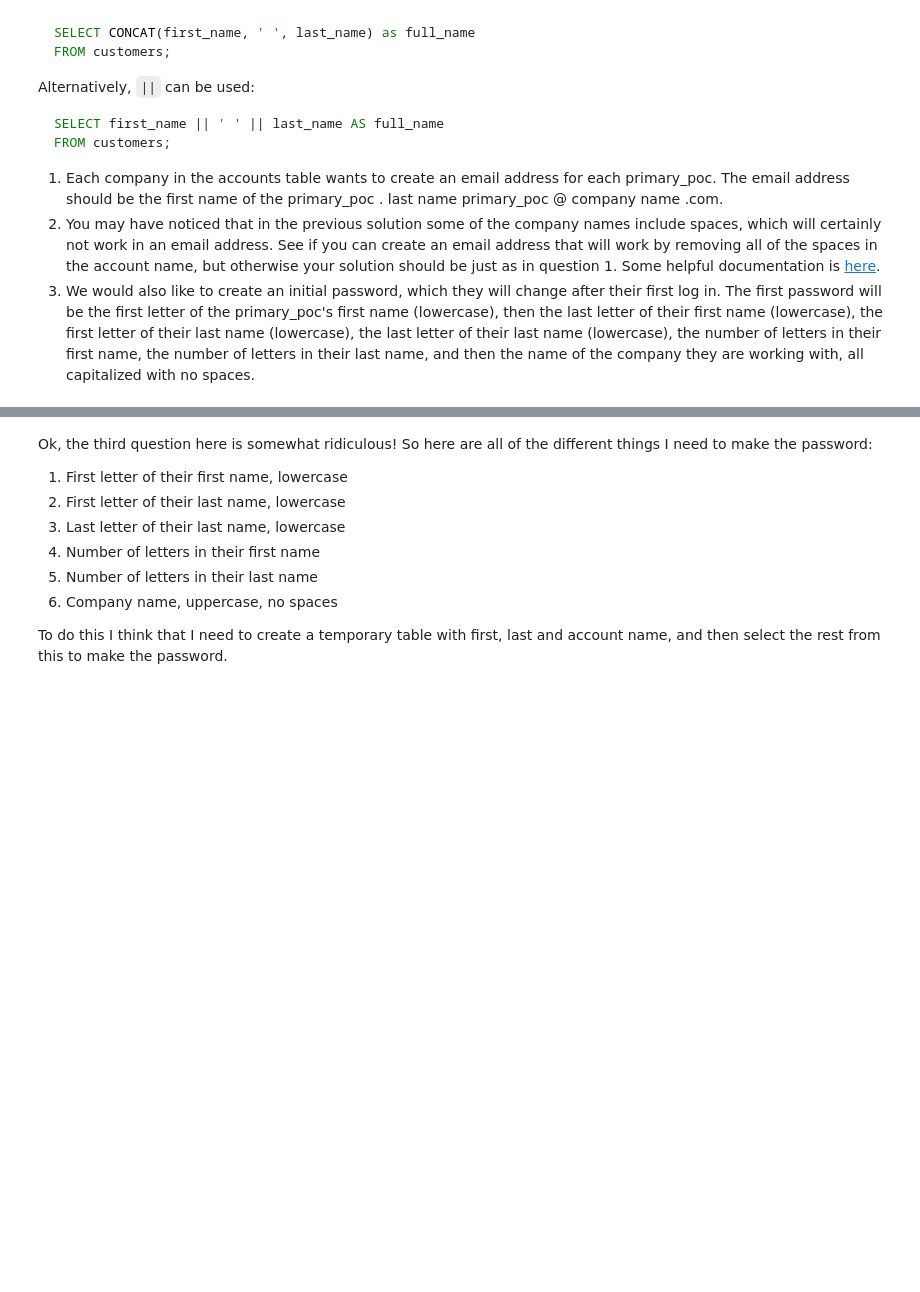
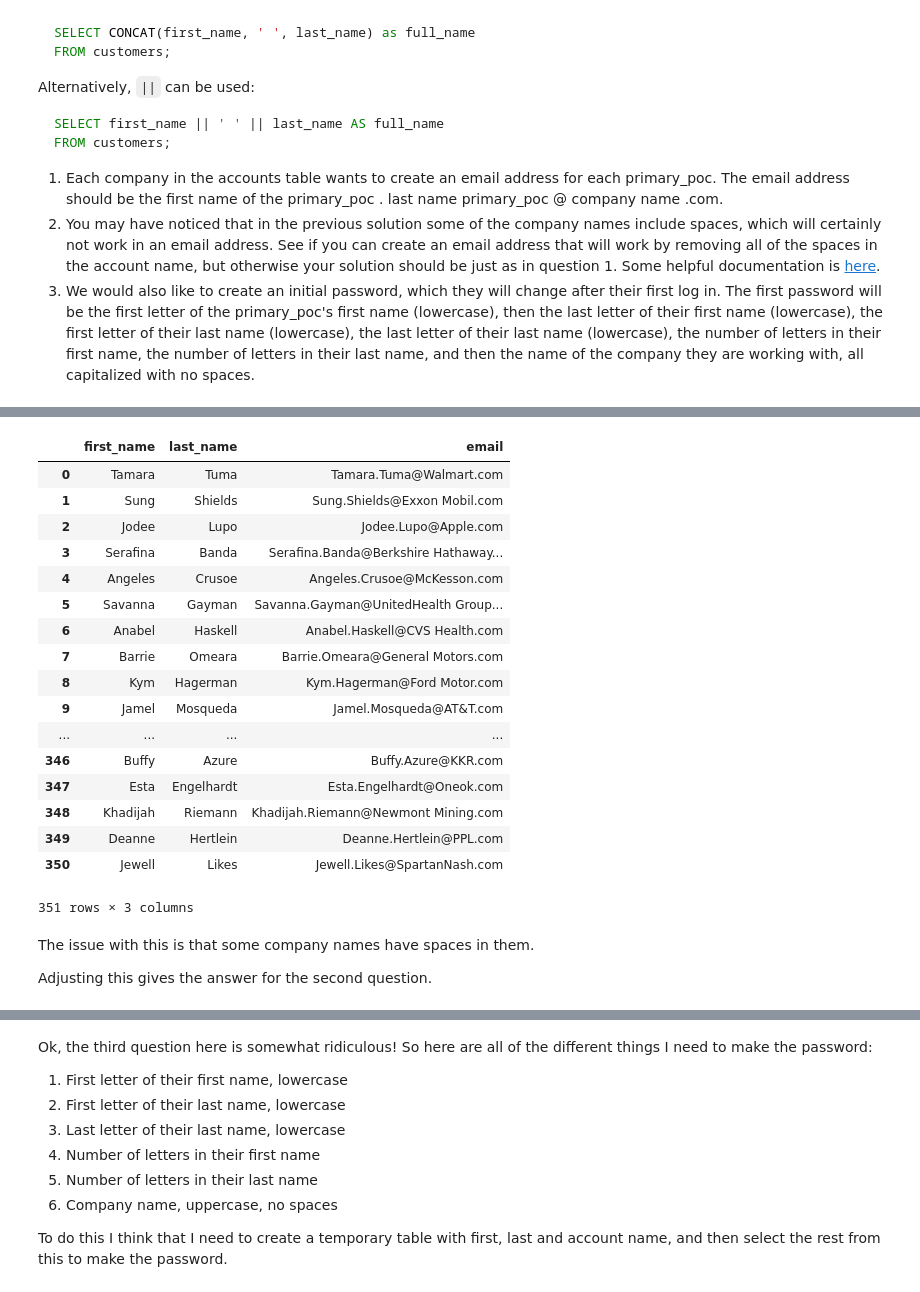
Before and after one commit to rebeccaebarnes/SQL-Practice, a Jupyter notebook: sql_practice.ipynb, the cells around one changed output, grey strips where cells are left out. Cells and saved outputs as stored; diff of their text form; code cells hidden in the pictures; blank space fills up the shorter version.

```diff
--- a/sql_practice.ipynb
+++ b/sql_practice.ipynb
@@ -3442 +3559,34 @@ FROM customers;
+# %%
+sql_query('WITH t1 AS ( \
+                 SELECT SUBSTR(primary_poc, 1, INSTR(primary_poc, " ") - 1) first_name, \
+                        SUBSTR(primary_poc, INSTR(primary_poc, " ") + 1) last_name, \
+                        name \
+                 FROM accounts) \
+                 \
+           SELECT first_name, last_name, \
+                  first_name || "." || last_name || "@" || name || ".com" email \
+           FROM t1;')
+# %% [output]
+|  | first_name | last_name | email |
+| 0 | Tamara | Tuma | Tamara.Tuma@Walmart.com |
+| 1 | Sung | Shields | Sung.Shields@Exxon Mobil.com |
+| 2 | Jodee | Lupo | Jodee.Lupo@Apple.com |
+| 3 | Serafina | Banda | Serafina.Banda@Berkshire Hathaway... |
+| 4 | Angeles | Crusoe | Angeles.Crusoe@McKesson.com |
+| 5 | Savanna | Gayman | Savanna.Gayman@UnitedHealth Group... |
+| 6 | Anabel | Haskell | Anabel.Haskell@CVS Health.com |
+| 7 | Barrie | Omeara | Barrie.Omeara@General Motors.com |
+| 8 | Kym | Hagerman | Kym.Hagerman@Ford Motor.com |
+| 9 | Jamel | Mosqueda | Jamel.Mosqueda@AT&T.com |
+| ... | ... | ... | ... |
+| 346 | Buffy | Azure | Buffy.Azure@KKR.com |
+| 347 | Esta | Engelhardt | Esta.Engelhardt@Oneok.com |
+| 348 | Khadijah | Riemann | Khadijah.Riemann@Newmont Mining.com |
+| 349 | Deanne | Hertlein | Deanne.Hertlein@PPL.com |
+| 350 | Jewell | Likes | Jewell.Likes@SpartanNash.com |
+351 rows × 3 columns
+# %% [markdown]
+The issue with this is that some company names have spaces in them.
+
+Adjusting this gives the answer for the second question.
 # %% [markdown]
```
Also changed, not shown: parts of 26 cells of this notebook.
